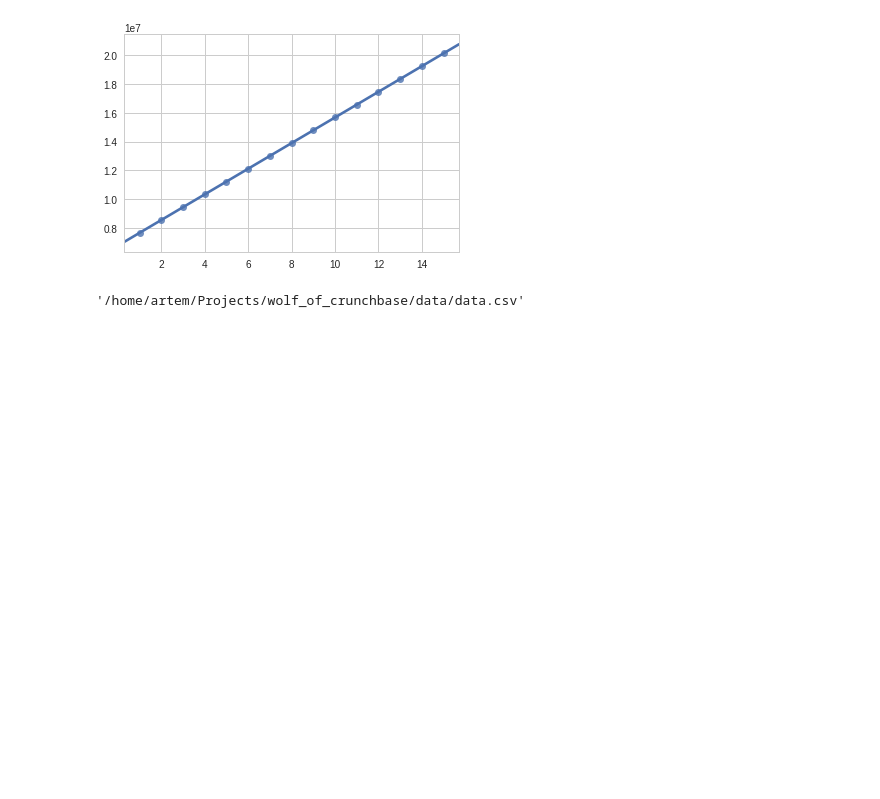
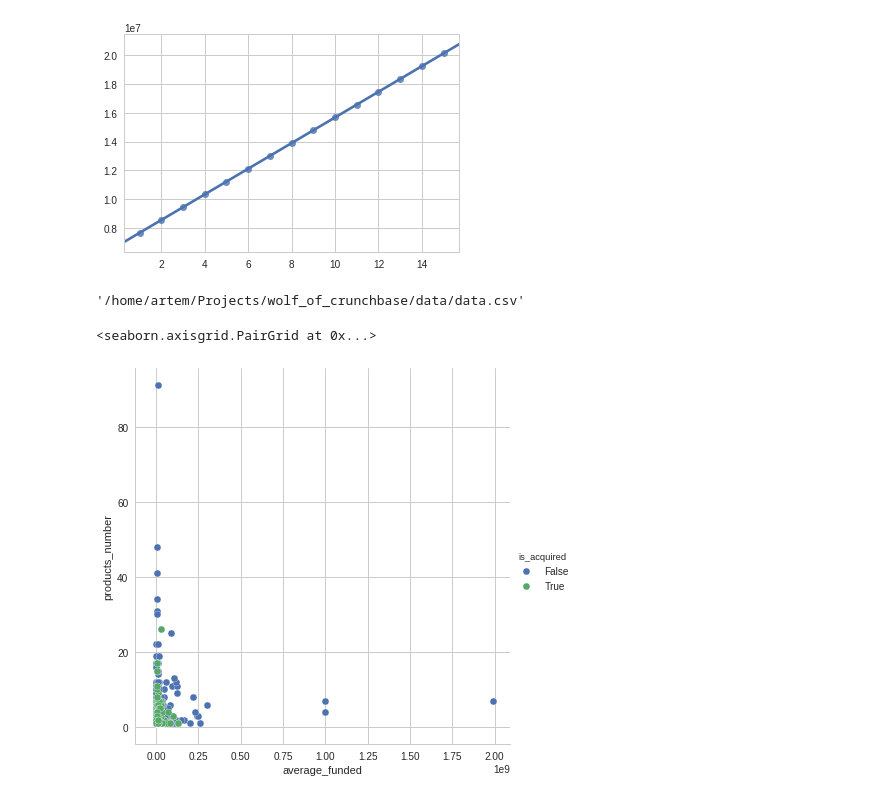
Before and after one commit to Crystalnix/crunchbase-ml, a Jupyter notebook: develop/Model.ipynb, the cells around one changed output. Drawn from its saved outputs; the diff is of its cells as text; code cells hidden in the pictures; blank space fills up the shorter version.

```diff
--- a/develop/Model.ipynb
+++ b/develop/Model.ipynb
@@ -74,3 +74,8 @@ DATA_FILE = "../data/data.csv"
 os.path.normpath(os.path.join(os.path.abspath(os.path.curdir), DATA_FILE))
 # %% [output]
 '/home/artem/Projects/wolf_of_crunchbase/data/data.csv'
+# %%
+sns.pairplot(data=data, x_vars='average_funded', y_vars='products_number', hue='is_acquired', size=6)
+# %% [output]
+<seaborn.axisgrid.PairGrid at 0x...>
+[figure, added]
```
Also changed, not shown: parts of 2 cells of this notebook, 7 other files.
